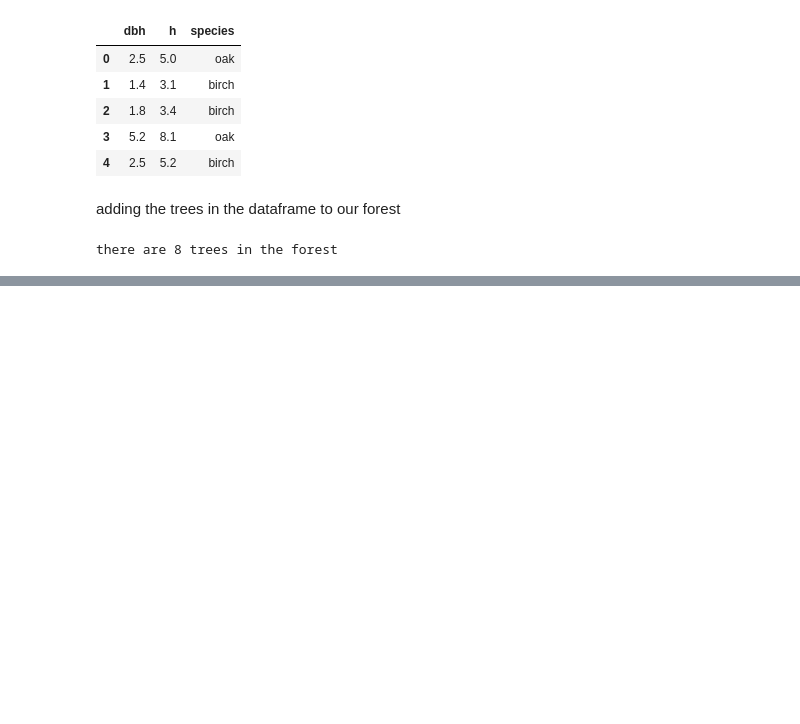
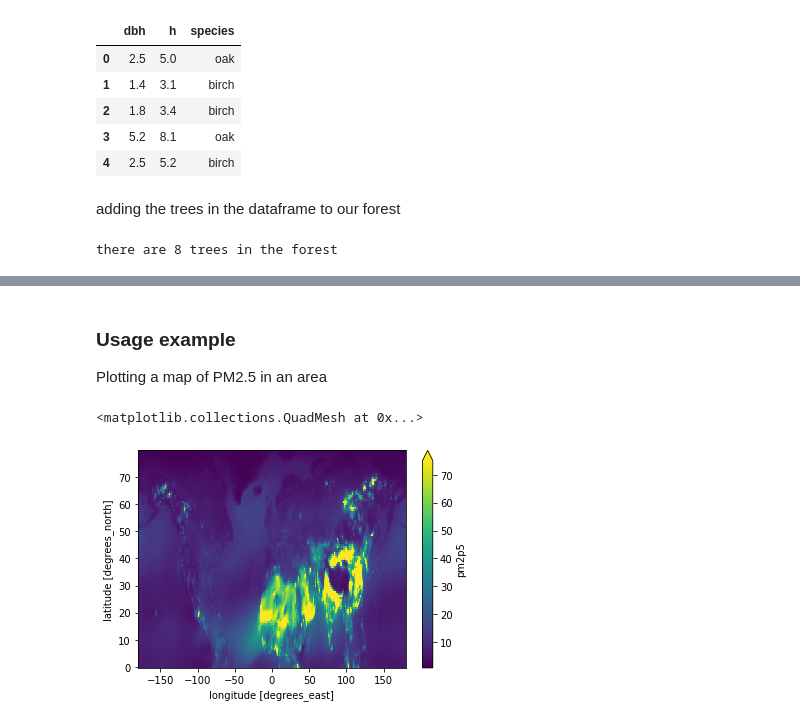
Before and after one commit to bjsilver/bag_class_class, a Jupyter notebook: index.ipynb, the cells around one changed output, grey strips where cells are left out. Saved outputs shown, nothing was run; the diff lists cells and outputs as text; code cells hidden in the pictures; blank space fills up the shorter version.

```diff
--- a/index.ipynb
+++ b/index.ipynb
@@ -292,0 +326,14 @@ forest.total_biomass('rowan')
+# %% [markdown]
+### Usage example
+
+Plotting a map of PM2.5 in an area
+# %%
+import xarray as xr
+import cartopy.crs as ccrs
+import matplotlib.pyplot as plt
+
+da = xr.open_dataset('cams_surface_pm25_2019.nc')['pm2p5']
+da.plot(vmax=75)
+# %% [output]
+<matplotlib.collections.QuadMesh at 0x...>
+[figure, added]
```
Also changed, not shown: parts of 14 cells of this notebook, 1 other file.
